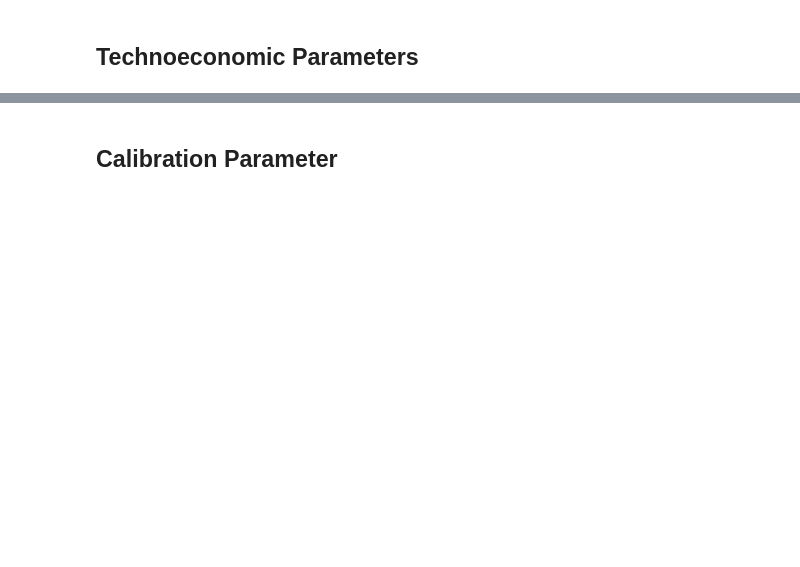
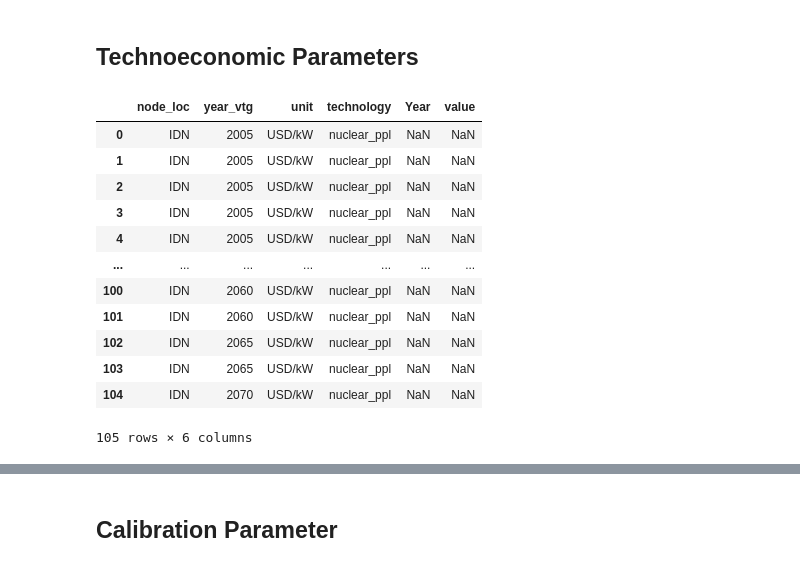
Before and after one commit to itangr31/messageix_indonesia_prototype, a Jupyter notebook: indonesia_baseline.ipynb, the cells around one changed output, grey strips where cells are left out. Cells and saved outputs as stored; diff of their text form; code cells hidden in the pictures; blank space fills up the shorter version.

```diff
--- a/indonesia_baseline.ipynb
+++ b/indonesia_baseline.ipynb
@@ -570,7 +867,7 @@ capacity_factor ={
     'oil_ppl':0.95,
     'hydro_ppl':0.55,
     'solar_ppl':0.32,
-    'wind_ppl':0.2634,
+    'onshorewind_ppl':0.2634,
     'geo_ppl':0.8,
     'bio_ppl':0.8,
     'nuclear_ppl':0.95
@@ -646,6 +1122,11 @@ for com,tec in zip(ppl_commodities,ppl_tec):
 # %%
-#Historical Capacity Factor and 2020 to 2050 interpolated
+'''#Historical Capacity Factor and 2020 to 2050 interpolated
 ppl_commodities = ['Coal','Natural Gas','Oil','Hydro','Solar PV','Wind','Geothermal','Bioenergy','Nuclear']
+
+path = os.getcwd()
+path = os.path.dirname(path)
+filename = 'COPY Indonesia AEO8 Data.xlsx'
+filename = os.path.join(path,filename)
 
 df_gen = pd.read_excel(filename,sheet_name='IDN_Generation_BAS',skiprows=44)[:9]
 df_gen.rename(columns={'by technology - summary (TWh)':'fuel'},inplace=True)
@@ -725,4 +1206,5 @@ for com,tec in zip(ppl_commodities,ppl_tec):
 
     # Step 8: Add to scenario
     scenario.add_par('capacity_factor', df)
+'''
 # %% [output]
@@ -1025,6 +1625,19 @@ df = pd.DataFrame(
     }
 )
 scenario.add_par('historical_extraction',df)
+
+df = pd.DataFrame(
+    {
+        'node': country,
+        'commodity':'biomass',
+        'grade':'a_biomass',
+        'year':model_horizon,
+        'value':[0.05]*len(model_horizon),
+        'unit':'-'
+    }
+)
+
+scenario.add_par('resource_remaining',df)
 # %%
 #inv_cost (data from LEAP 2022)
 vintage_years,act_years = year_df["year_vtg"],year_df["year_act"]
@@ -1037,17 +1650,43 @@ base_inv_cost = {
 mp.add_unit('USD/kW')
 
 costs = {
-    'coal_ppl':1600,
-    'gas_ppl':1062,
+    'coal_ppl':1900,
+    'gas_ppl':1100,
     'oil_ppl':910,
     'hydro_ppl':2200,
     'solar_ppl':960,
-    'wind_ppl':1650,
+    'onshorewind_ppl':1650,
+    'offshorewind_ppl':3000,
     'geo_ppl':3600,
     'bio_ppl':2280,
-    'nuclear_ppl':9000
+    'nuclear_ppl':9600
 }
 
 for tec, val in costs.items():
     df = make_df(base_inv_cost,technology=tec,value=val)
     scenario.add_par('inv_cost',df)
+# %%
+df_solar = pd.read_excel(filename,sheet_name='investment cost')
+df_solar = pd.melt(df_solar,id_vars='USD_2005$',value_vars=list(range(2005,2071,5)),var_name='Year')
+df_solar.rename(columns={'USD_2005$':'technology'},inplace=True)
+
+df_solar = df_solar[df_solar['technology'] == tec]
+
+df = make_df(base_inv_cost,technology=tec)
+df = df.merge(df_solar[['Year','value']],left_on='year_vtg',right_on='Year',how='left')
+
+df
+# %% [output]
+|  | node_loc | year_vtg | unit | technology | Year | value |
+| 0 | IDN | 2005 | USD/kW | nuclear_ppl | NaN | NaN |
+| 1 | IDN | 2005 | USD/kW | nuclear_ppl | NaN | NaN |
+| 2 | IDN | 2005 | USD/kW | nuclear_ppl | NaN | NaN |
+| 3 | IDN | 2005 | USD/kW | nuclear_ppl | NaN | NaN |
+| 4 | IDN | 2005 | USD/kW | nuclear_ppl | NaN | NaN |
+| ... | ... | ... | ... | ... | ... | ... |
+| 100 | IDN | 2060 | USD/kW | nuclear_ppl | NaN | NaN |
+| 101 | IDN | 2060 | USD/kW | nuclear_ppl | NaN | NaN |
+| 102 | IDN | 2065 | USD/kW | nuclear_ppl | NaN | NaN |
+| 103 | IDN | 2065 | USD/kW | nuclear_ppl | NaN | NaN |
+| 104 | IDN | 2070 | USD/kW | nuclear_ppl | NaN | NaN |
+105 rows × 6 columns
```
Also changed, not shown: parts of 58 cells of this notebook.
